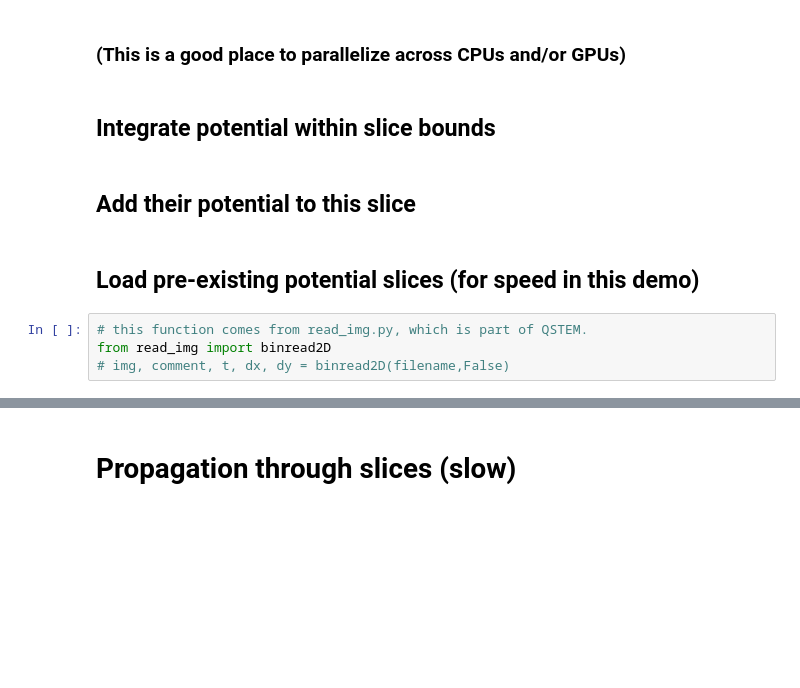
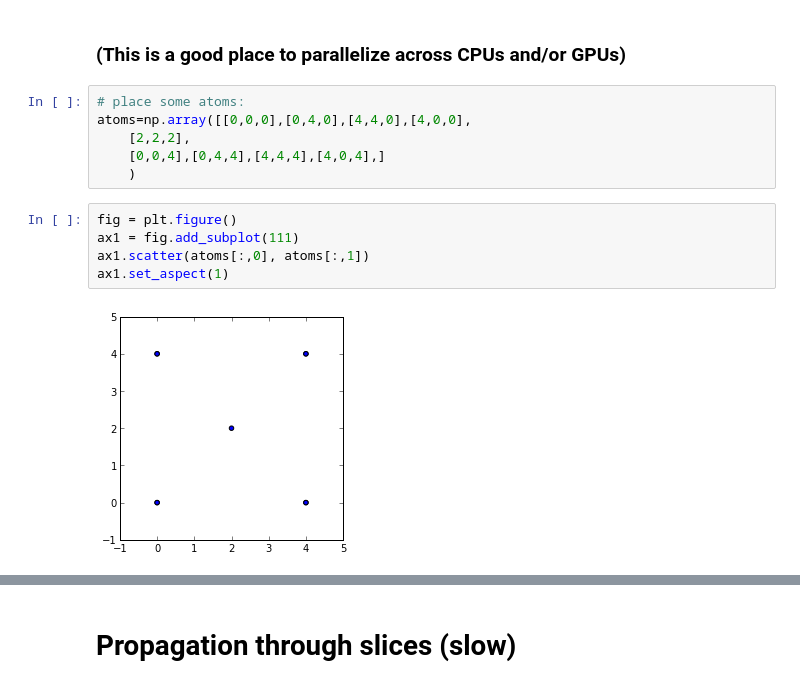
Before and after one commit to QSTEM/QSTEM, a Jupyter notebook: python/QSTEM_simDemo.ipynb, the cells around one changed output, grey strips where cells are left out. Cells and saved outputs as stored; diff of their text form; blank space fills up the shorter version.

```diff
--- a/python/QSTEM_simDemo.ipynb
+++ b/python/QSTEM_simDemo.ipynb
@@ -166,13 +133,16 @@ axs[1].set_title("Atom Potential Phase")
 # Calculate potential for scan volume (very slow)
 # %% [markdown]
 ### (This is a good place to parallelize across CPUs and/or GPUs)
-# %% [markdown]
-## Integrate potential within slice bounds
-# %% [markdown]
-## Add their potential to this slice
-# %% [markdown]
-## Load pre-existing potential slices (for speed in this demo)
-# %%
-# this function comes from read_img.py, which is part of QSTEM.
-from read_img import binread2D
-# img, comment, t, dx, dy = binread2D(filename,False)
+# %%
+# place some atoms:
+atoms=np.array([[0,0,0],[0,4,0],[4,4,0],[4,0,0],
+    [2,2,2],
+    [0,0,4],[0,4,4],[4,4,4],[4,0,4],]
+    )
+# %%
+fig = plt.figure()
+ax1 = fig.add_subplot(111)
+ax1.scatter(atoms[:,0], atoms[:,1])
+ax1.set_aspect(1)
+# %% [output]
+[figure, added]
```
Also changed, not shown: parts of 12 cells of this notebook.
